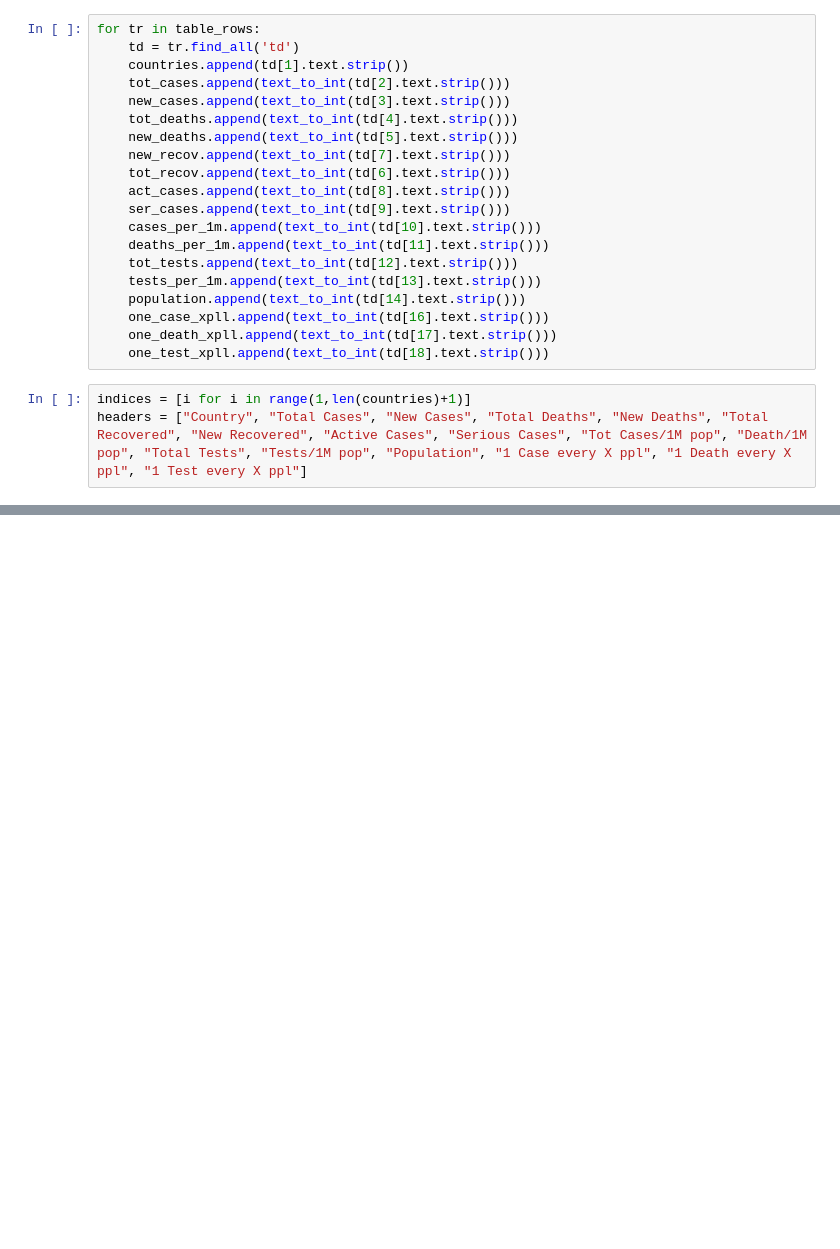
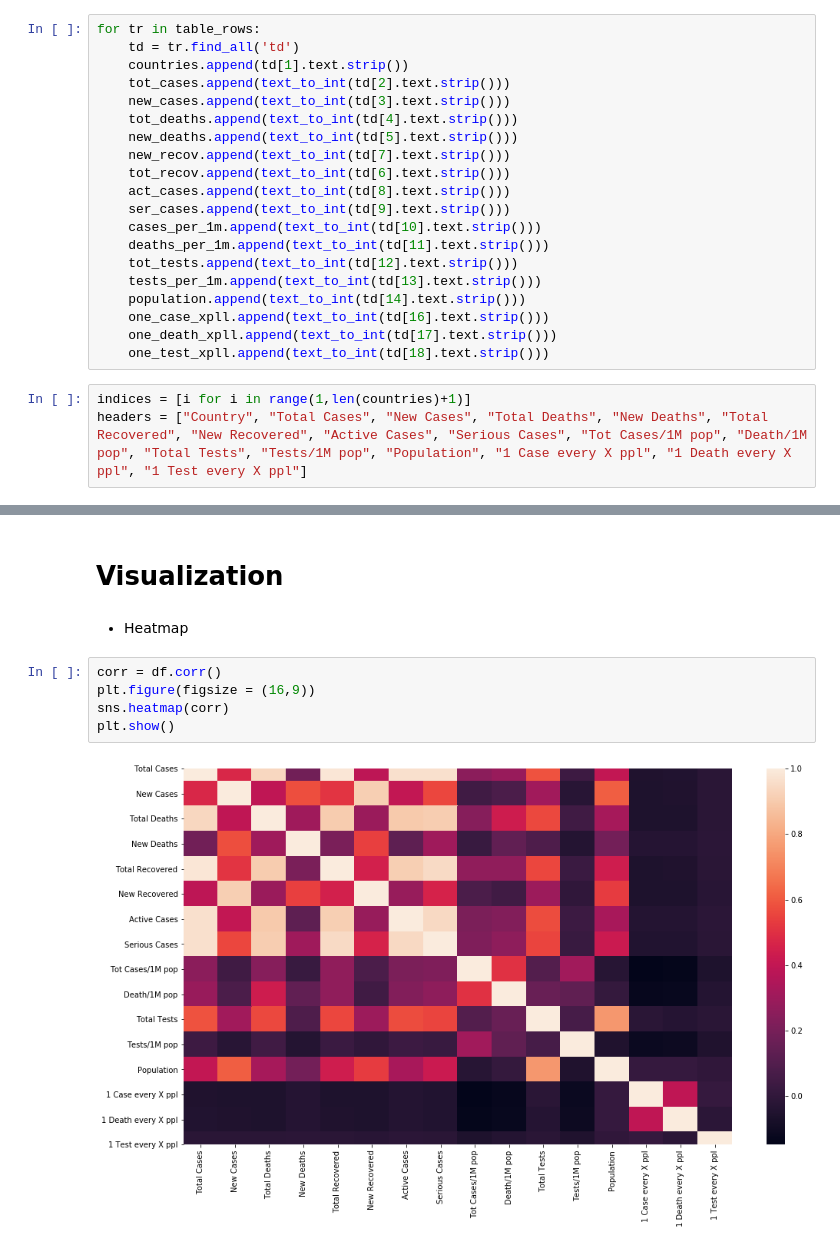
Before and after one commit to phamhuynhnhat99/DV-Lab01, a Jupyter notebook: DataVisualization - Lab01.ipynb, the cells around one changed output, grey strips where cells are left out. Drawn from its saved outputs; the diff is of its cells as text; blank space fills up the shorter version.

```diff
--- a/DataVisualization - Lab01.ipynb
+++ b/DataVisualization - Lab01.ipynb
@@ -92,0 +90,11 @@ Vietnam
+# %% [markdown]
+# Visualization
+# %% [markdown]
+* Heatmap
+# %%
+corr = df.corr()
+plt.figure(figsize = (16,9))
+sns.heatmap(corr)
+plt.show()
+# %% [output]
+[figure, added]
```
Also changed, not shown: parts of 11 cells of this notebook.
